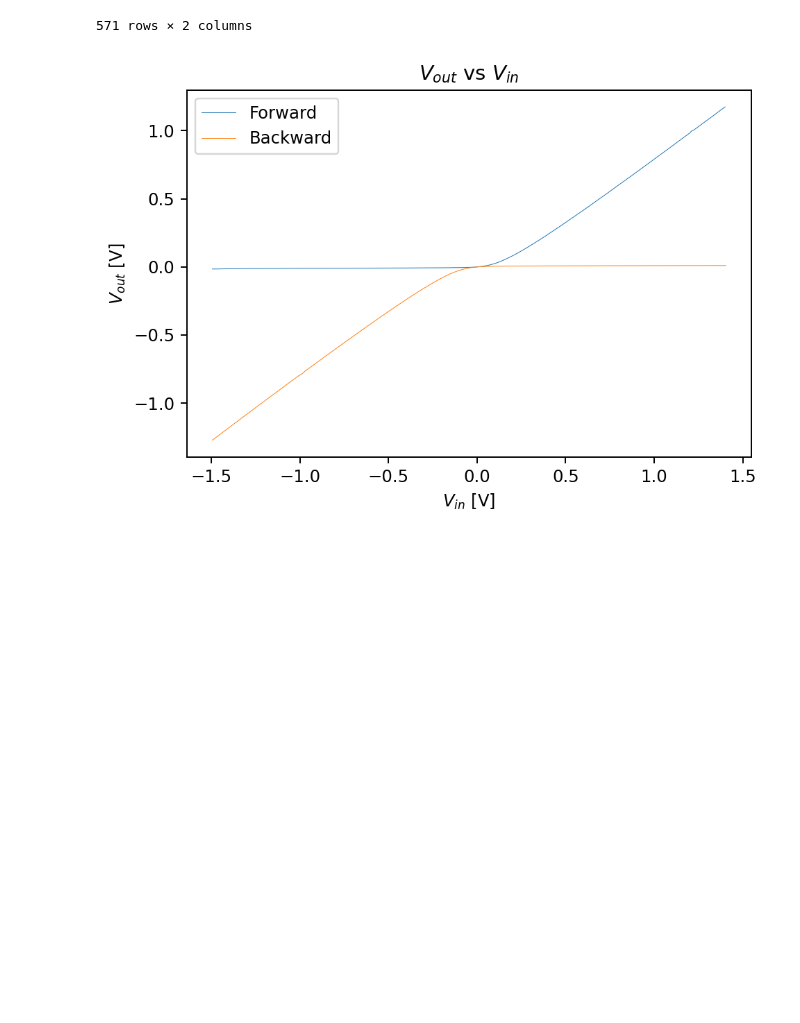
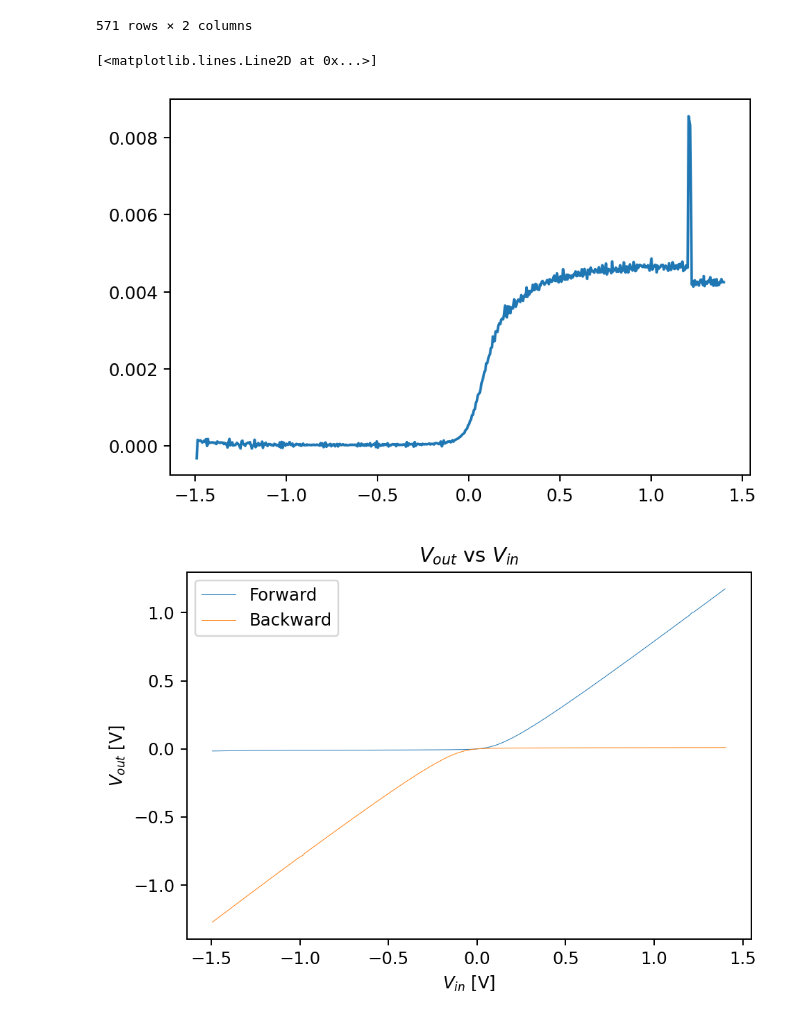
Before and after one commit to das5pzq/PHYS3180_Group_4, a Jupyter notebook: Lab02/Diode.ipynb, the cells around one changed output. Cells and saved outputs as stored; diff of their text form; code cells hidden in the pictures; blank space fills up the shorter version.

```diff
--- a/Lab02/Diode.ipynb
+++ b/Lab02/Diode.ipynb
@@ -31,6 +31,13 @@ raw_data1
 | NaN | 1.395873 | 1.170893 |
 | NaN | 1.400272 | 1.175141 |
 571 rows × 2 columns
+# %%
+plt.figure(dpi=175)
+
+plt.plot(raw_data1["v_in"].values[1:], np.diff(raw_data1["v_out"]))
+# %% [output]
+[<matplotlib.lines.Line2D at 0x...>]
+[figure, added]
 # %%
 plt.figure(dpi=175)
 plt.title("$V_{out}$ vs $V_{in}$")
```
Also changed, not shown: parts of 1 cell of this notebook, 11 other files.
